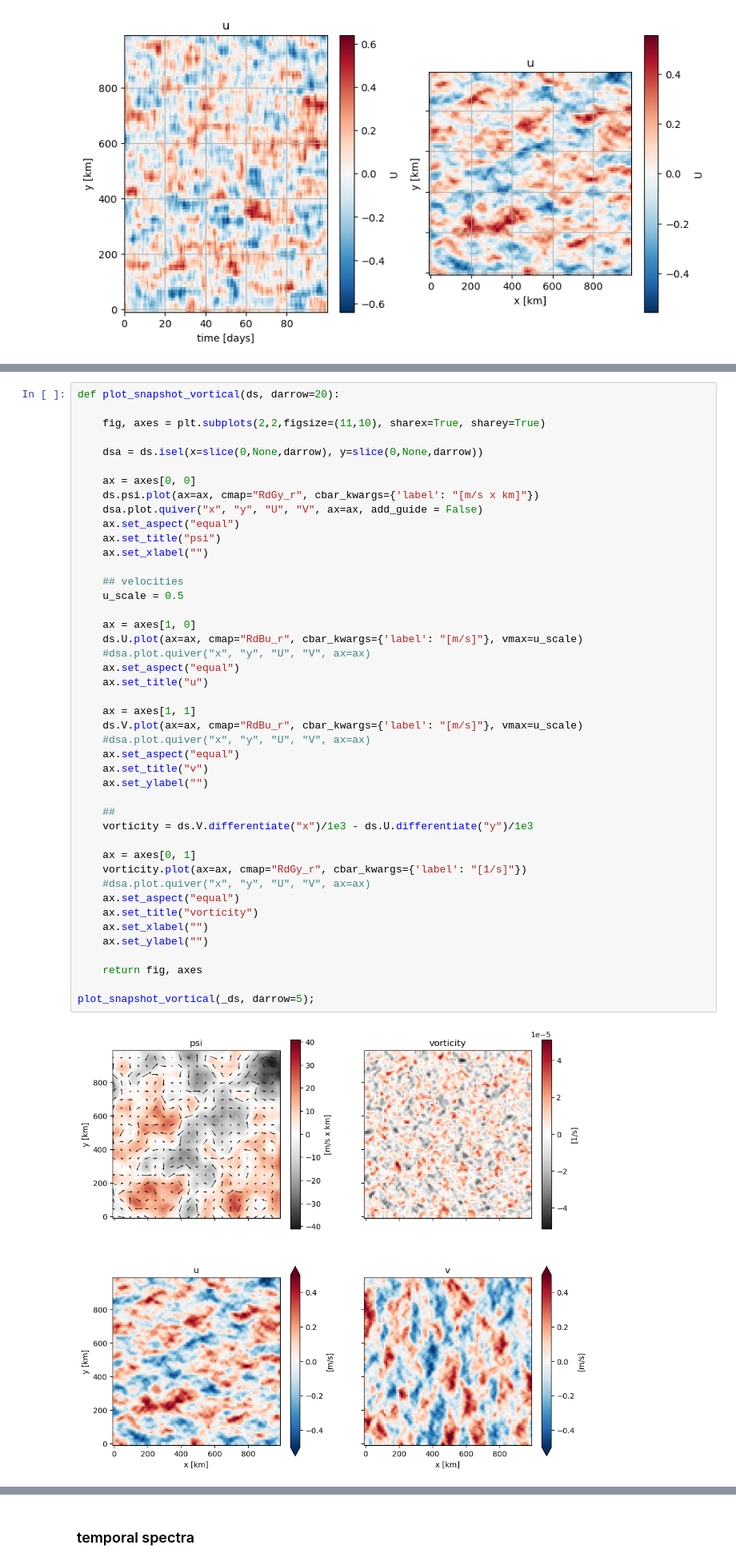
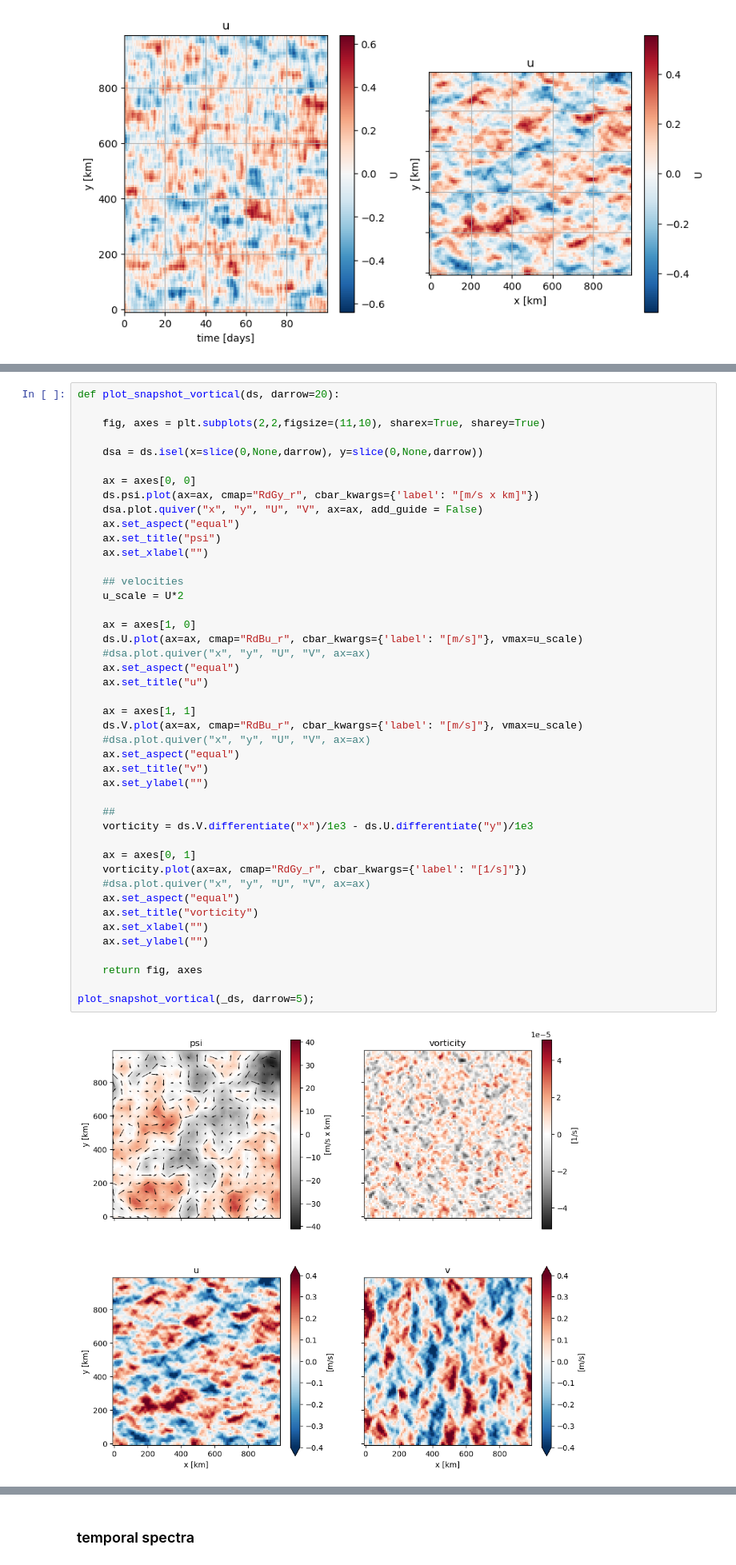
Before and after one commit to ahmaddroobi99/nwa, a Jupyter notebook: stats/drifter_3D.ipynb, the cells around one changed output, grey strips where cells are left out. Shown: that part at 80% size. Cells and saved outputs as stored; diff of their text form.

```diff
--- a/stats/drifter_3D.ipynb
+++ b/stats/drifter_3D.ipynb
@@ -291,37 +291,37 @@ def plot_snapshot_vortical(ds, darrow=20):
     ax.set_xlabel("")
 
     ## velocities
-    u_scale = 0.5
+    u_scale = U*2
 
     ax = axes[1, 0]
     ds.U.plot(ax=ax, cmap="RdBu_r", cbar_kwargs={'label': "[m/s]"}, vmax=u_scale)
     #dsa.plot.quiver("x", "y", "U", "V", ax=ax)
     ax.set_aspect("equal")
     ax.set_title("u")
 
     ax = axes[1, 1]
     ds.V.plot(ax=ax, cmap="RdBu_r", cbar_kwargs={'label': "[m/s]"}, vmax=u_scale)
     #dsa.plot.quiver("x", "y", "U", "V", ax=ax)
     ax.set_aspect("equal")
     ax.set_title("v")
     ax.set_ylabel("")
 
     ##
     vorticity = ds.V.differentiate("x")/1e3 - ds.U.differentiate("y")/1e3
 
     ax = axes[0, 1]
     vorticity.plot(ax=ax, cmap="RdGy_r", cbar_kwargs={'label': "[1/s]"})
     #dsa.plot.quiver("x", "y", "U", "V", ax=ax)
     ax.set_aspect("equal")
     ax.set_title("vorticity")
     ax.set_xlabel("")
     ax.set_ylabel("")
 
     return fig, axes
 
 plot_snapshot_vortical(_ds, darrow=5);
 # %% [output]
-[figure, old version]
+[figure, new version]
 # %%
 ut.plot_spectra(_ds, "psi", yref=2e3, vmin=0, vmax=5, slopes=[-3,-4,-5])
 # %% [output]
```
Also changed, not shown: parts of 12 cells of this notebook, 1 other file.
